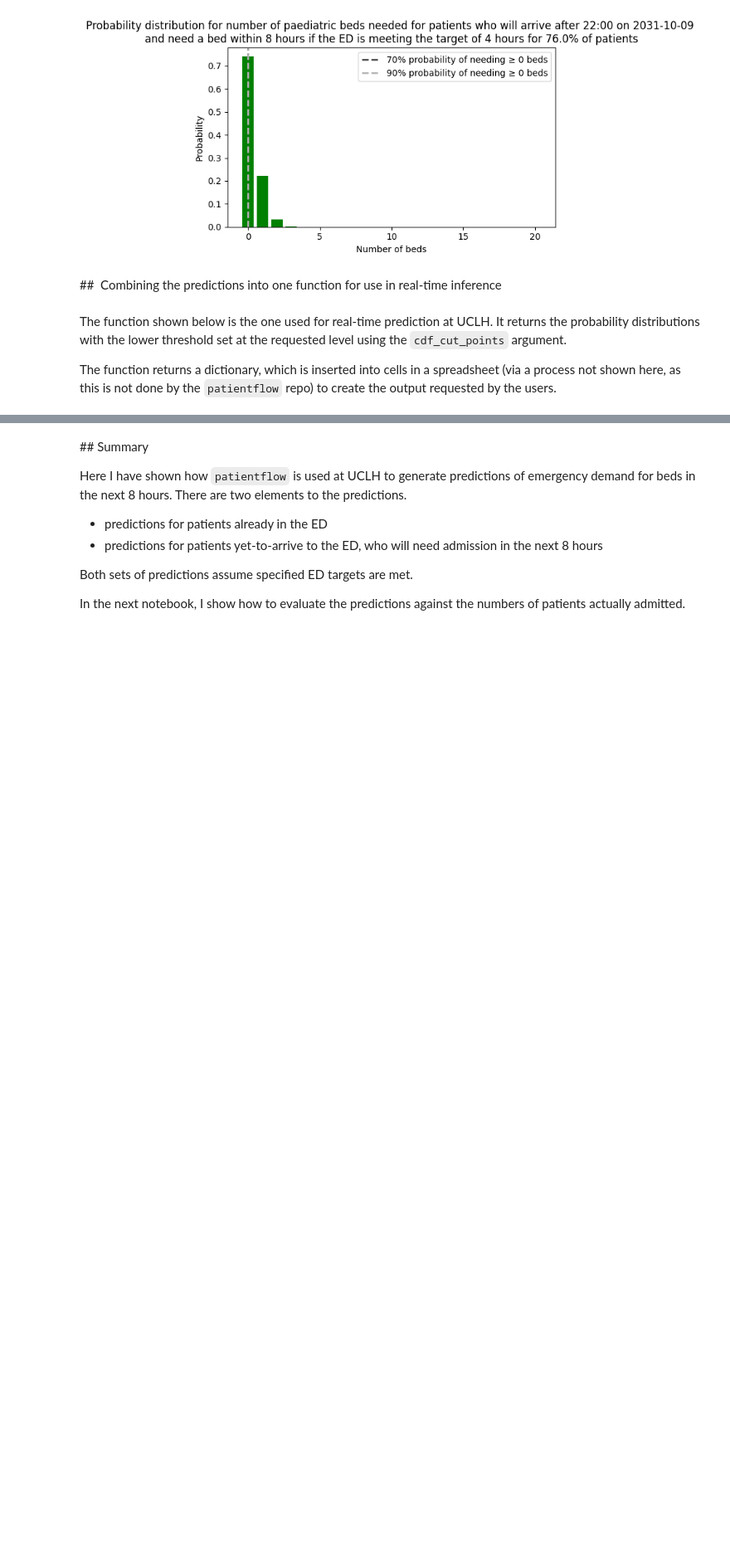
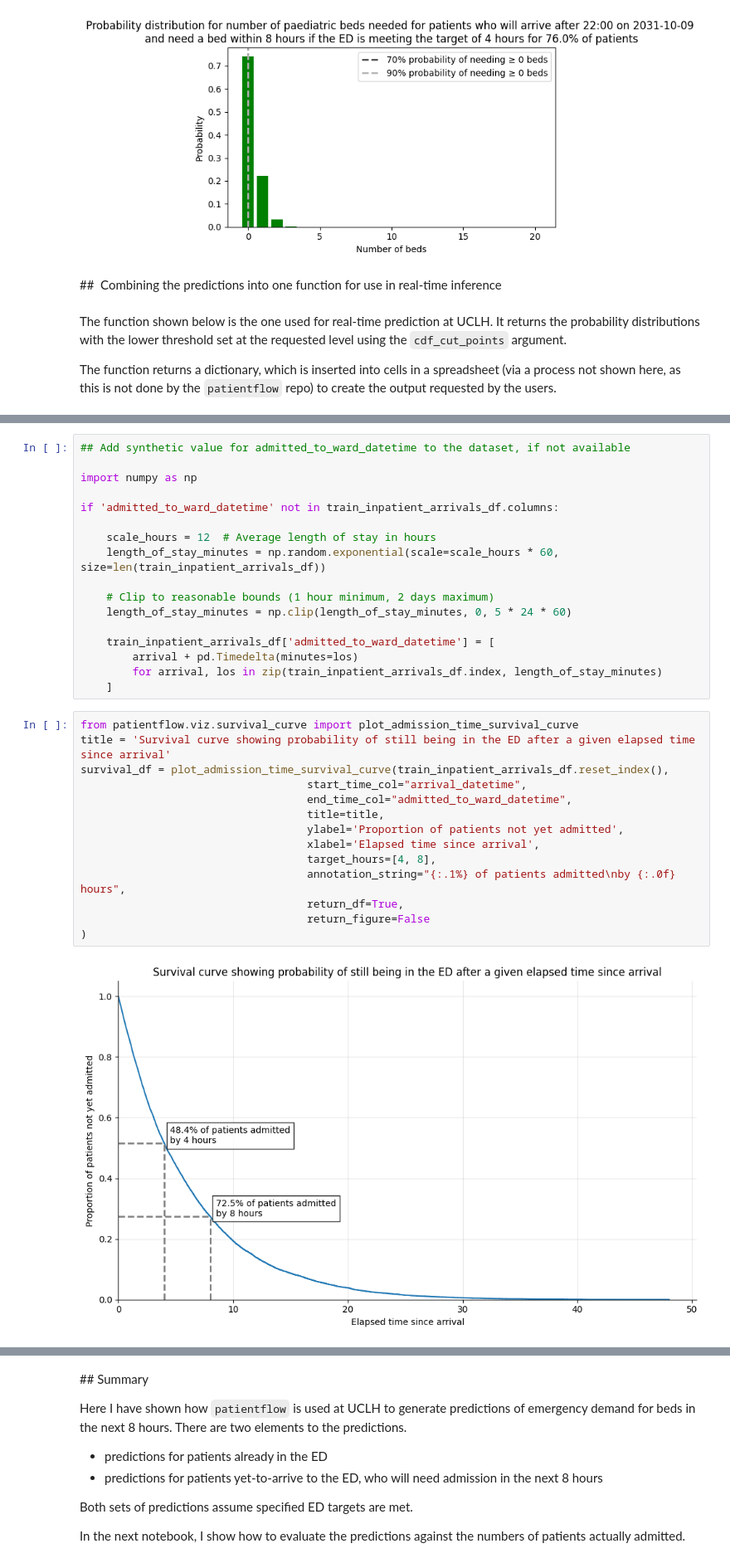
Before and after one commit to UCL-CORU/patientflow, a Jupyter notebook: notebooks/4b_Predict_emergency_demand.ipynb, the cells around one changed output, grey strips where cells are left out. Shown at 83% size. Cells and saved outputs as stored; diff of their text form; blank space fills up the shorter version.

```diff
--- a/notebooks/4b_Predict_emergency_demand.ipynb
+++ b/notebooks/4b_Predict_emergency_demand.ipynb
@@ -404,0 +404,33 @@ create_predictions(
+# %%
+## Add synthetic value for admitted_to_ward_datetime to the dataset, if not available
+
+import numpy as np
+
+if 'admitted_to_ward_datetime' not in train_inpatient_arrivals_df.columns:
+
+    scale_hours = 12  # Average length of stay in hours
+    length_of_stay_minutes = np.random.exponential(scale=scale_hours * 60, size=len(train_inpatient_arrivals_df))
+
+    # Clip to reasonable bounds (1 hour minimum, 2 days maximum)
+    length_of_stay_minutes = np.clip(length_of_stay_minutes, 0, 5 * 24 * 60)
+
+    train_inpatient_arrivals_df['admitted_to_ward_datetime'] = [
+        arrival + pd.Timedelta(minutes=los)
+        for arrival, los in zip(train_inpatient_arrivals_df.index, length_of_stay_minutes)
+    ]
+# %%
+from patientflow.viz.survival_curve import plot_admission_time_survival_curve
+title = 'Survival curve showing probability of still being in the ED after a given elapsed time since arrival'
+survival_df = plot_admission_time_survival_curve(train_inpatient_arrivals_df.reset_index(),
+                                   start_time_col="arrival_datetime",
+                                   end_time_col="admitted_to_ward_datetime",
+                                   title=title,
+                                   ylabel='Proportion of patients not yet admitted',
+                                   xlabel='Elapsed time since arrival',
+                                   target_hours=[4, 8],
+                                   annotation_string="{:.1%} of patients admitted\nby {:.0f} hours",
+                                   return_df=True,
+                                   return_figure=False
+)
+# %% [output]
+[figure, added]
```
Also changed, not shown: parts of 11 cells of this notebook, 3 other files.
